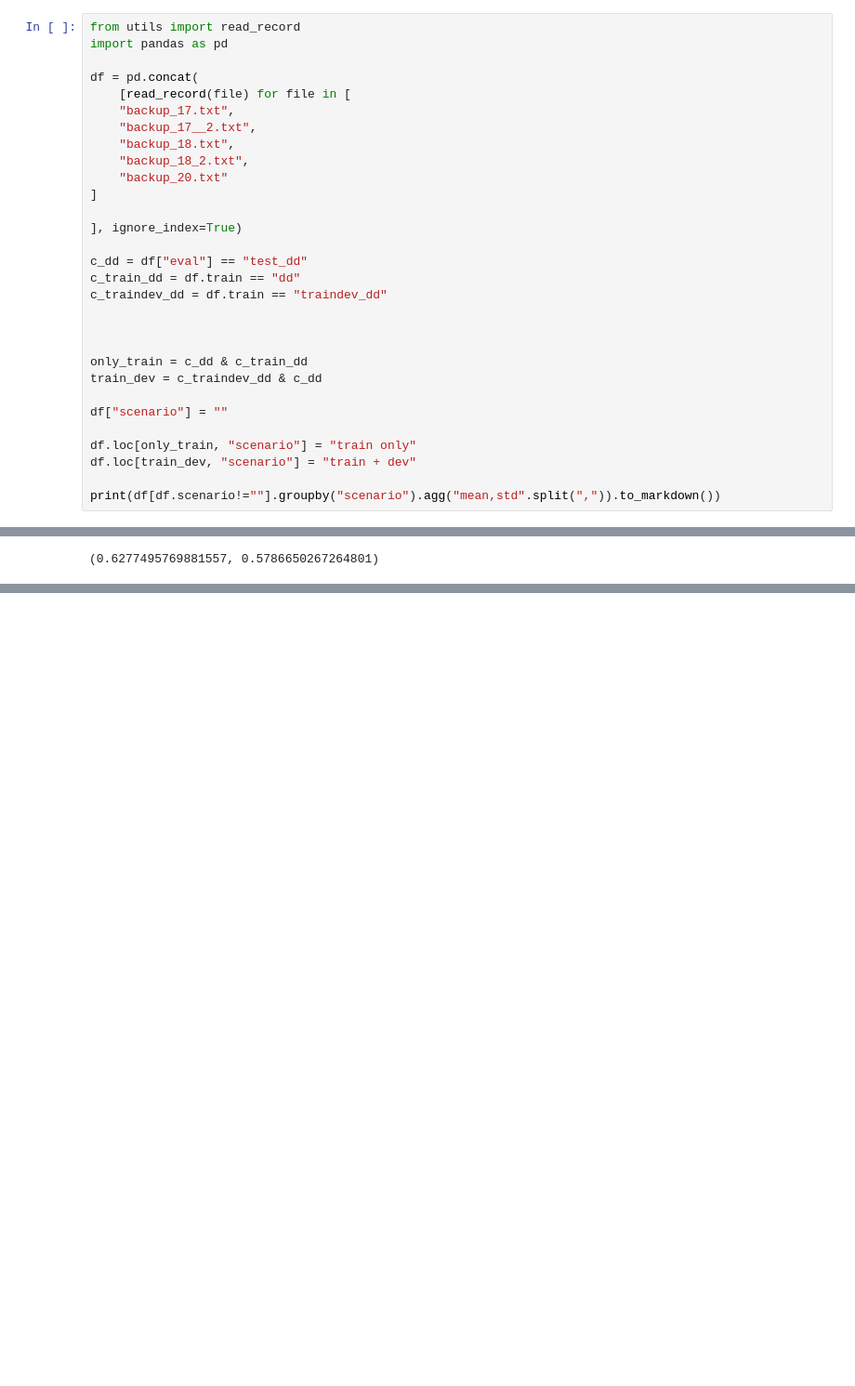
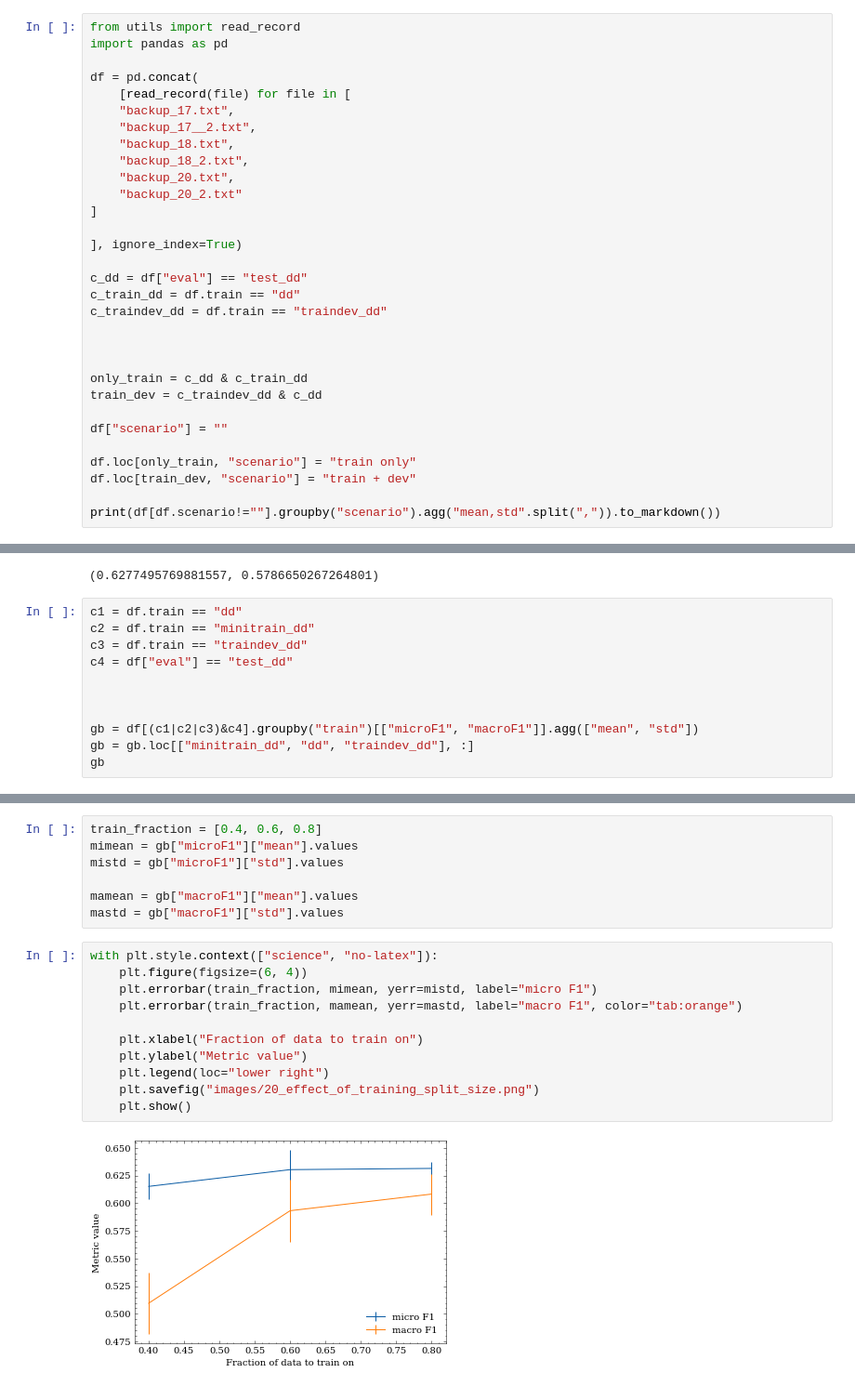
Before and after one commit to TajaKuzman/Transformers-GINCO-Experiments, a Jupyter notebook: 20_q3_training.ipynb, the cells around one changed output, grey strips where cells are left out. Shown at 93% size. Drawn from its saved outputs; the diff is of its cells as text; blank space fills up the shorter version.

```diff
--- a/20_q3_training.ipynb
+++ b/20_q3_training.ipynb
@@ -90,7 +108,8 @@ df = pd.concat(
     "backup_17__2.txt",
     "backup_18.txt",
     "backup_18_2.txt",
-    "backup_20.txt"
+    "backup_20.txt",
+    "backup_20_2.txt"
 ]
 
 ], ignore_index=True)
@@ -182,3 +201,14 @@ microF1=0.6277
 macroF1=0.5787
 [figure]
 (0.6277495769881557, 0.5786650267264801)
+# %%
+c1 = df.train == "dd"
+c2 = df.train == "minitrain_dd"
+c3 = df.train == "traindev_dd"
+c4 = df["eval"] == "test_dd"
+
+
+
+gb = df[(c1|c2|c3)&c4].groupby("train")[["microF1", "macroF1"]].agg(["mean", "std"])
+gb = gb.loc[["minitrain_dd", "dd", "traindev_dd"], :]
+gb
@@ -184,0 +222,20 @@ macroF1=0.5787
+# %%
+train_fraction = [0.4, 0.6, 0.8]
+mimean = gb["microF1"]["mean"].values
+mistd = gb["microF1"]["std"].values
+
+mamean = gb["macroF1"]["mean"].values
+mastd = gb["macroF1"]["std"].values
+# %%
+with plt.style.context(["science", "no-latex"]):
+    plt.figure(figsize=(6, 4))
+    plt.errorbar(train_fraction, mimean, yerr=mistd, label="micro F1")
+    plt.errorbar(train_fraction, mamean, yerr=mastd, label="macro F1", color="tab:orange")
+
+    plt.xlabel("Fraction of data to train on")
+    plt.ylabel("Metric value")
+    plt.legend(loc="lower right")
+    plt.savefig("images/20_effect_of_training_split_size.png")
+    plt.show()
+# %% [output]
+[figure, added]
```
Also changed, not shown: parts of 2 cells of this notebook, 3 other files.
